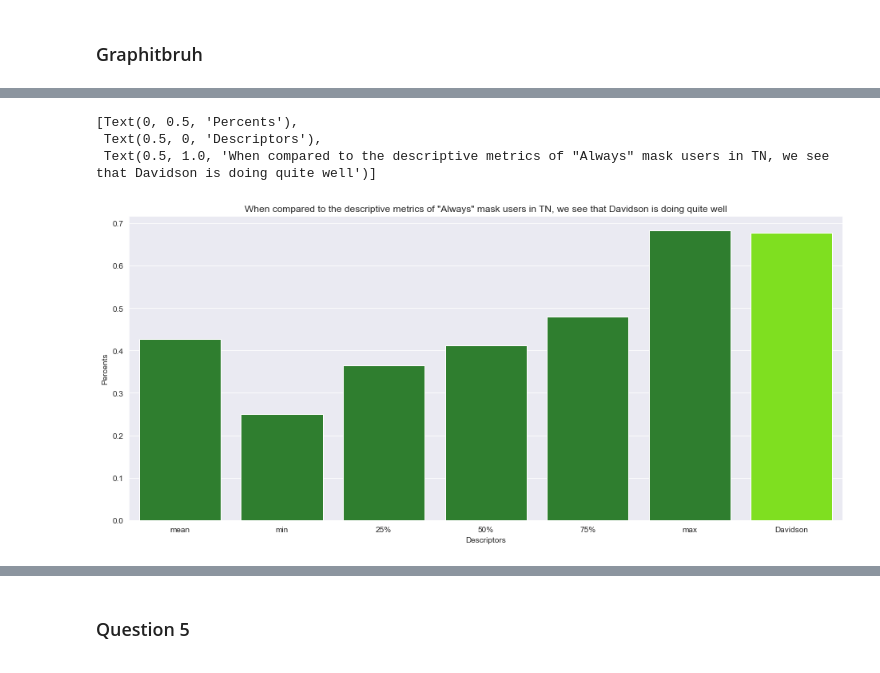
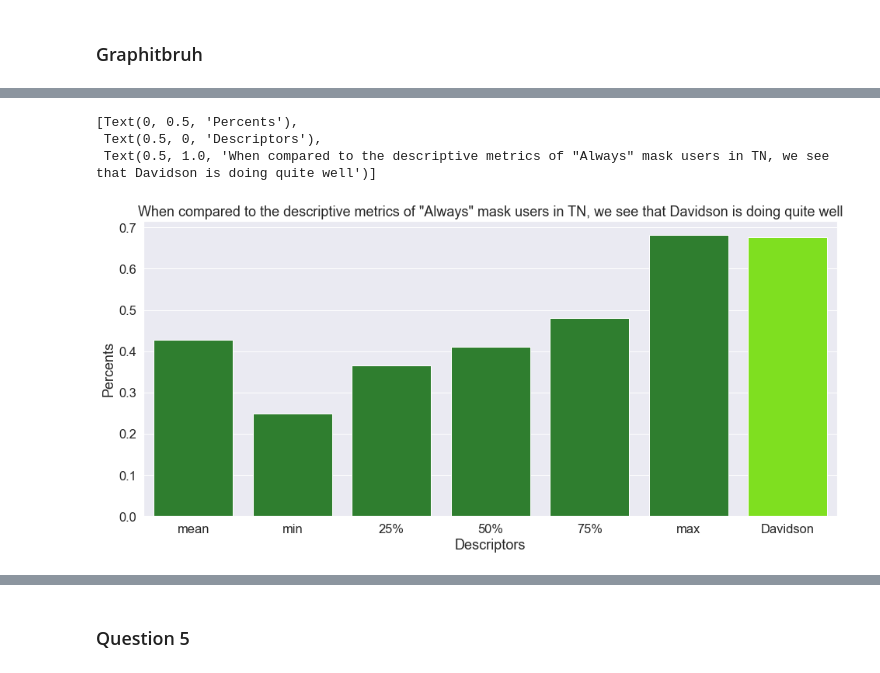
Before and after one commit to NSS-Data-Analytics-Cohort-3/nashville-covid-typhoid_turtles, a Jupyter notebook: Notebooks/Covid_Analysis.ipynb, the cells around one changed output, grey strips where cells are left out. Cells and saved outputs as stored; diff of their text form; code cells hidden in the pictures.

```diff
--- a/Notebooks/Covid_Analysis.ipynb
+++ b/Notebooks/Covid_Analysis.ipynb
@@ -109,15 +113,16 @@ tn_always = desc_ten['always'].tolist()
 # %%
 x = ['mean', 'min', '25%', '50%', '75%', 'max', 'Davidson']
 txpos = [i for i, _ in enumerate(x)]
 sb.set_style('darkgrid')
+sb.set(font_scale=1.5)
 fig,tax=plt.subplots(figsize=(16,7))
 tax = sb.barplot(x, tn_always, palette=['ForestGreen', 'ForestGreen', 'ForestGreen', 'ForestGreen', 'ForestGreen', 'ForestGreen', 'Chartreuse'])
 tax.set(xlabel = 'Descriptors', ylabel = 'Percents', title = 'When compared to the descriptive metrics of "Always" mask users in TN, we see that Davidson is doing quite well')
 # %% [output]
 [Text(0, 0.5, 'Percents'),
  Text(0.5, 0, 'Descriptors'),
  Text(0.5, 1.0, 'When compared to the descriptive metrics of "Always" mask users in TN, we see that Davidson is doing quite well')]
-[figure, old version]
+[figure, new version]
 # %%
 tn_never = desc_ten['never'].tolist()
 # %%
```
Also changed, not shown: parts of 9 cells of this notebook, 2 other files.
